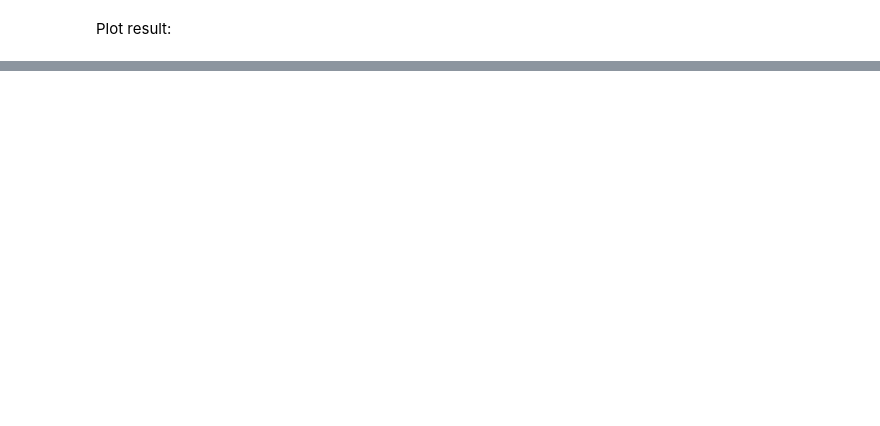
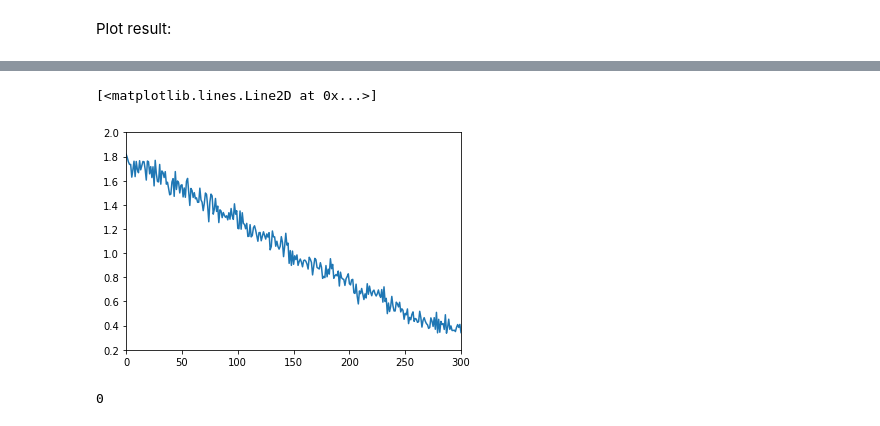
Before and after one commit to spinaotey/avo_tf, a Jupyter notebook: Example1.ipynb, the cells around one changed output, grey strips where cells are left out. Drawn from its saved outputs; the diff is of its cells as text; code cells hidden in the pictures; blank space fills up the shorter version.

```diff
--- a/Example1.ipynb
+++ b/Example1.ipynb
@@ -195,0 +201,9 @@ plt.legend()
+# %%
+plt.plot(em_v)
+# %% [output]
+[<matplotlib.lines.Line2D at 0x...>]
+[figure, added]
+# %%
+np.sum(em_v<0)
+# %% [output]
+0
```
Also changed, not shown: parts of 4 cells of this notebook.
